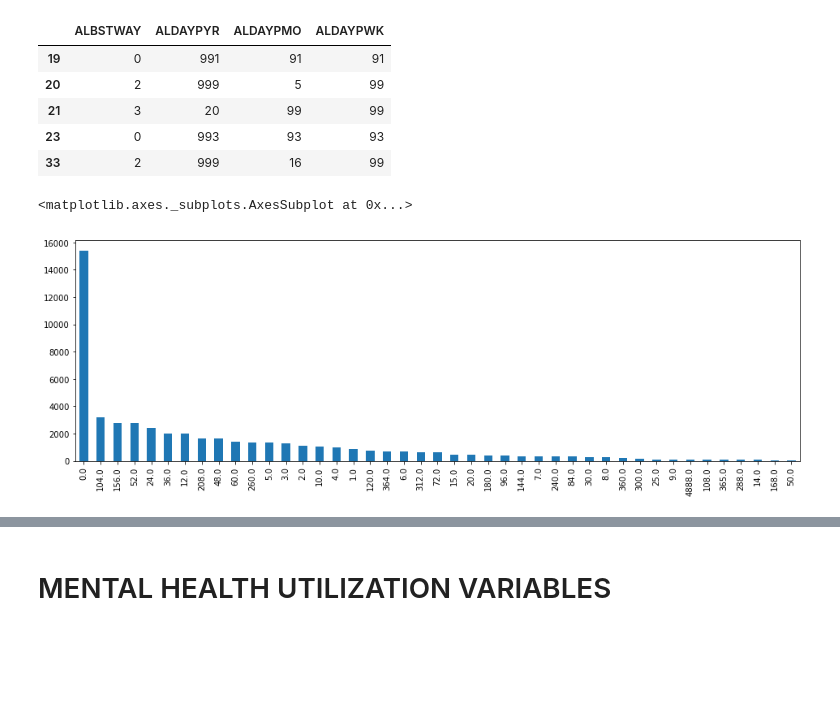
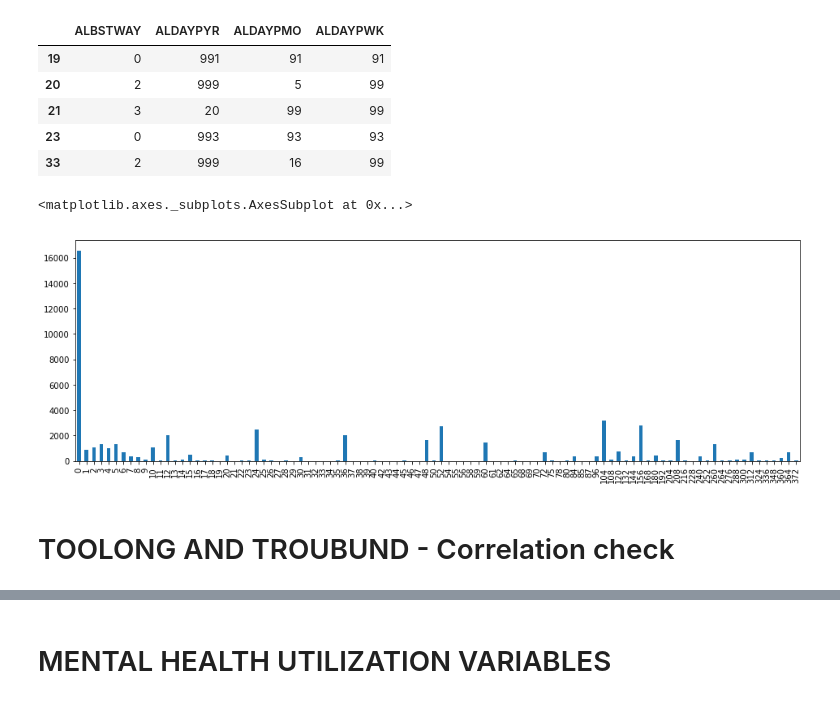
Before and after one commit to sharadv99/capstone-OpioidAddictionRisk, a Jupyter notebook: Past_Work_Variable_Breakdown_Aditi.ipynb, the cells around one changed output, grey strips where cells are left out. Drawn from its saved outputs; the diff is of its cells as text; code cells hidden in the pictures; blank space fills up the shorter version.

```diff
--- a/Past_Work_Variable_Breakdown_Aditi.ipynb
+++ b/Past_Work_Variable_Breakdown_Aditi.ipynb
@@ -17,3 +19,7 @@ data.shape
+# %%
+misuseCodes = [1, 2, 8]
+data['MISUSE'] = data.apply(lambda row: 1 if row.PNRNMREC in misuseCodes else 0,
+                                              axis=1)
 # %% [markdown]
 **Survey Questions sentiment - TEAM : should we use them? how?**
 
@@ -97,7 +110,7 @@ data["ALCYRTOT"].value_counts()[:50].plot(kind = "bar")
 # %% [markdown]
 ### Alcohol Days
 # %%
-data["ALBSTWAY"] = data["ALBSTWAY"].apply(lambda row: 1 if row in [1,11] else row).apply(lambda row: 3 if row in [3,13] else row).apply(lambda row: 0 if row in [91,93] else row)
+data["ALBSTWAY"] = data["ALBSTWAY"].apply(lambda row: 1 if row in [1,11] else row).apply(lambda row: 3 if row in [3,13] else row).apply(lambda row: 2 if row in [2,12] else row).apply(lambda row: 0 if row in [85, 91,93, 94, 97, 98] else row)
 data["ALBSTWAY"].value_counts().plot(kind = "bar")
 # %% [output]
 <matplotlib.axes._subplots.AxesSubplot at 0x...>
@@ -112,11 +120,11 @@ def get_day_12mo (row):
     if row['ALBSTWAY'] == 0 :
         return 0
     if row['ALBSTWAY'] == 1:
-        return row['ALDAYPWK'] * 52
+        return  row['ALDAYPWK'] * 52 if (row['ALDAYPWK'] < 90) else 0
     if row['ALBSTWAY'] == 2:
-        return row['ALDAYPMO'] * 12
+        return row['ALDAYPMO'] * 12 if row['ALDAYPMO'] < 90 else 0
     if row['ALBSTWAY'] == 3:
-        return row['ALDAYPYR']
+        return row['ALDAYPYR'] if row['ALDAYPYR'] < 90 else 0
     return None
 # %%
 data[["ALBSTWAY", "ALDAYPYR", "ALDAYPMO", "ALDAYPWK"]].head()
@@ -131,7 +139,9 @@ data[["ALBSTWAY", "ALDAYPYR", "ALDAYPMO", "ALDAYPWK"]].head()
 data["ALCDAYS"] = data[["ALBSTWAY", "ALDAYPYR", "ALDAYPMO", "ALDAYPWK"]].apply(lambda row: get_day_12mo(row), axis=1)
 # %%
 plt.figure(figsize=(16,5))
-data["ALCDAYS"].value_counts()[:50].plot(kind = "bar")
+data["ALCDAYS"].value_counts().sort_index().plot(kind = "bar")
 # %% [output]
 <matplotlib.axes._subplots.AxesSubplot at 0x...>
-[figure, old version]
+[figure, new version]
+# %% [markdown]
+# TOOLONG AND TROUBUND - Correlation check
```
Also changed, not shown: parts of 10 cells of this notebook.
